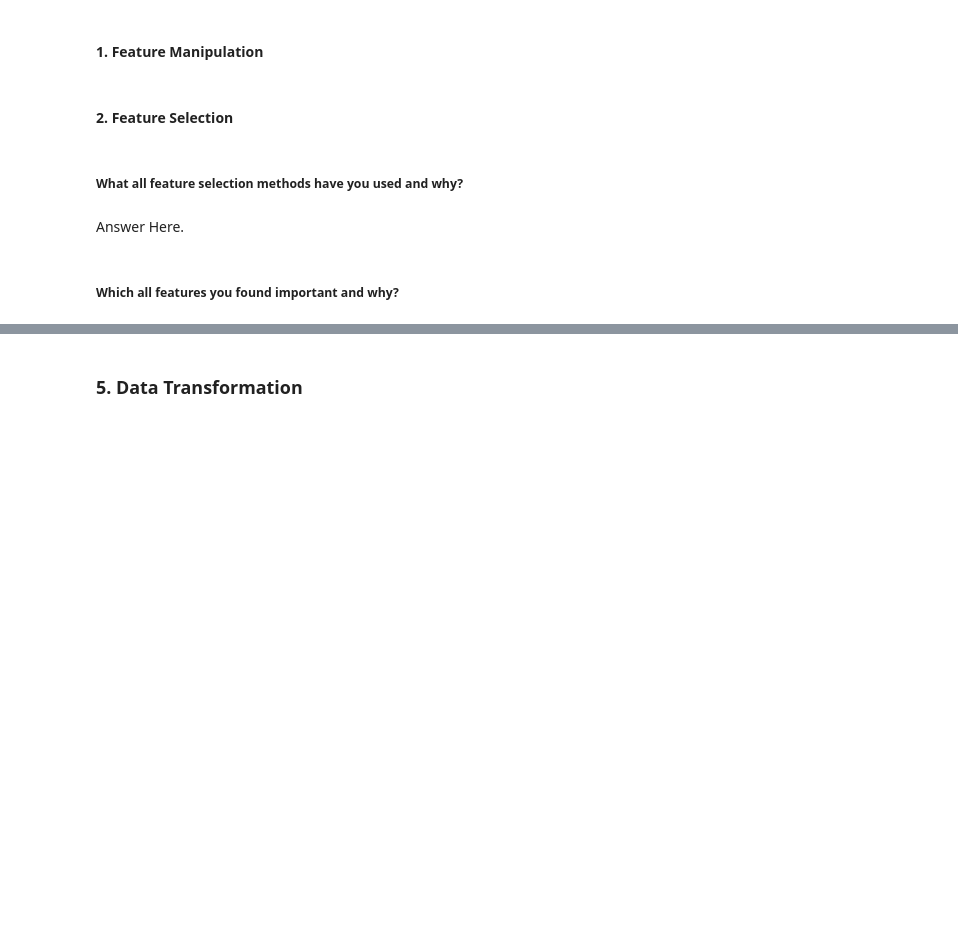
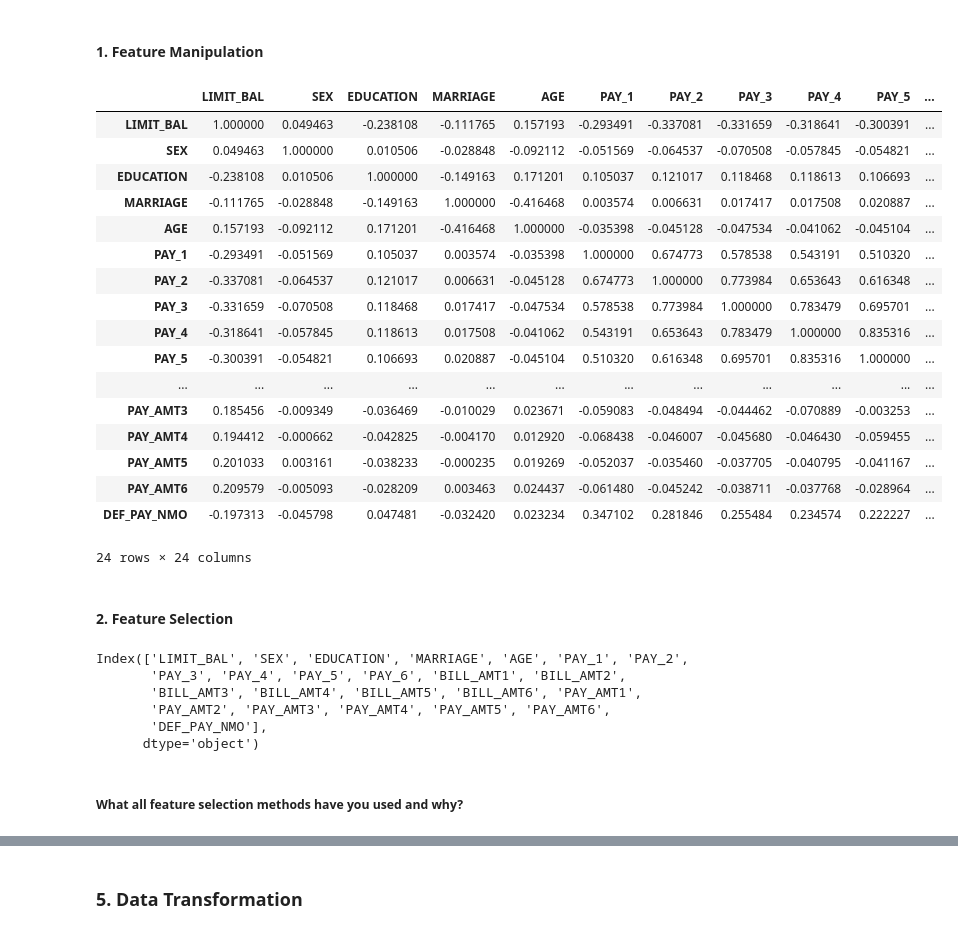
Before and after one commit to Sharad-t/Default_of_Credit_Card, a Jupyter notebook: Notebook_CCDD.ipynb, the cells around one changed output, grey strips where cells are left out. Cells and saved outputs as stored; diff of their text form; code cells hidden in the pictures; blank space fills up the shorter version.

```diff
--- a/Notebook_CCDD.ipynb
+++ b/Notebook_CCDD.ipynb
@@ -747,13 +991,41 @@ df1.DEF_PAY_NMO.value_counts()
 #### 1. Feature Manipulation
 # %%
 # Manipulate Features to minimize feature correlation and create new features
+
+df1.corr()
+# as the data doesnt have good corelation with the other variables we need to take all of the variables
+# %% [output]
+|  | LIMIT_BAL | SEX | EDUCATION | MARRIAGE | AGE | PAY_1 | PAY_2 | PAY_3 | PAY_4 | PAY_5 | ... |
+| LIMIT_BAL | 1.000000 | 0.049463 | -0.238108 | -0.111765 | 0.157193 | -0.293491 | -0.337081 | -0.331659 | -0.318641 | -0.300391 | ... |
+| SEX | 0.049463 | 1.000000 | 0.010506 | -0.028848 | -0.092112 | -0.051569 | -0.064537 | -0.070508 | -0.057845 | -0.054821 | ... |
+| EDUCATION | -0.238108 | 0.010506 | 1.000000 | -0.149163 | 0.171201 | 0.105037 | 0.121017 | 0.118468 | 0.118613 | 0.106693 | ... |
+| MARRIAGE | -0.111765 | -0.028848 | -0.149163 | 1.000000 | -0.416468 | 0.003574 | 0.006631 | 0.017417 | 0.017508 | 0.020887 | ... |
+| AGE | 0.157193 | -0.092112 | 0.171201 | -0.416468 | 1.000000 | -0.035398 | -0.045128 | -0.047534 | -0.041062 | -0.045104 | ... |
+| PAY_1 | -0.293491 | -0.051569 | 0.105037 | 0.003574 | -0.035398 | 1.000000 | 0.674773 | 0.578538 | 0.543191 | 0.510320 | ... |
+| PAY_2 | -0.337081 | -0.064537 | 0.121017 | 0.006631 | -0.045128 | 0.674773 | 1.000000 | 0.773984 | 0.653643 | 0.616348 | ... |
+| PAY_3 | -0.331659 | -0.070508 | 0.118468 | 0.017417 | -0.047534 | 0.578538 | 0.773984 | 1.000000 | 0.783479 | 0.695701 | ... |
+| PAY_4 | -0.318641 | -0.057845 | 0.118613 | 0.017508 | -0.041062 | 0.543191 | 0.653643 | 0.783479 | 1.000000 | 0.835316 | ... |
+| PAY_5 | -0.300391 | -0.054821 | 0.106693 | 0.020887 | -0.045104 | 0.510320 | 0.616348 | 0.695701 | 0.835316 | 1.000000 | ... |
+| ... | ... | ... | ... | ... | ... | ... | ... | ... | ... | ... | ... |
+| PAY_AMT3 | 0.185456 | -0.009349 | -0.036469 | -0.010029 | 0.023671 | -0.059083 | -0.048494 | -0.044462 | -0.070889 | -0.003253 | ... |
+| PAY_AMT4 | 0.194412 | -0.000662 | -0.042825 | -0.004170 | 0.012920 | -0.068438 | -0.046007 | -0.045680 | -0.046430 | -0.059455 | ... |
+| PAY_AMT5 | 0.201033 | 0.003161 | -0.038233 | -0.000235 | 0.019269 | -0.052037 | -0.035460 | -0.037705 | -0.040795 | -0.041167 | ... |
+| PAY_AMT6 | 0.209579 | -0.005093 | -0.028209 | 0.003463 | 0.024437 | -0.061480 | -0.045242 | -0.038711 | -0.037768 | -0.028964 | ... |
+| DEF_PAY_NMO | -0.197313 | -0.045798 | 0.047481 | -0.032420 | 0.023234 | 0.347102 | 0.281846 | 0.255484 | 0.234574 | 0.222227 | ... |
+24 rows × 24 columns
 # %% [markdown]
 #### 2. Feature Selection
 # %%
 # Select your features wisely to avoid overfitting
+
+# The data is not highly corelation thats why we are going to take all of the Variables
+df.columns
+# %% [output]
+Index(['LIMIT_BAL', 'SEX', 'EDUCATION', 'MARRIAGE', 'AGE', 'PAY_1', 'PAY_2',
+       'PAY_3', 'PAY_4', 'PAY_5', 'PAY_6', 'BILL_AMT1', 'BILL_AMT2',
+       'BILL_AMT3', 'BILL_AMT4', 'BILL_AMT5', 'BILL_AMT6', 'PAY_AMT1',
+       'PAY_AMT2', 'PAY_AMT3', 'PAY_AMT4', 'PAY_AMT5', 'PAY_AMT6',
+       'DEF_PAY_NMO'],
+      dtype='object')
 # %% [markdown]
 ##### What all feature selection methods have you used  and why?
-# %% [markdown]
-Answer Here.
-# %% [markdown]
-##### Which all features you found important and why?
```
Also changed, not shown: parts of 96 cells of this notebook.
